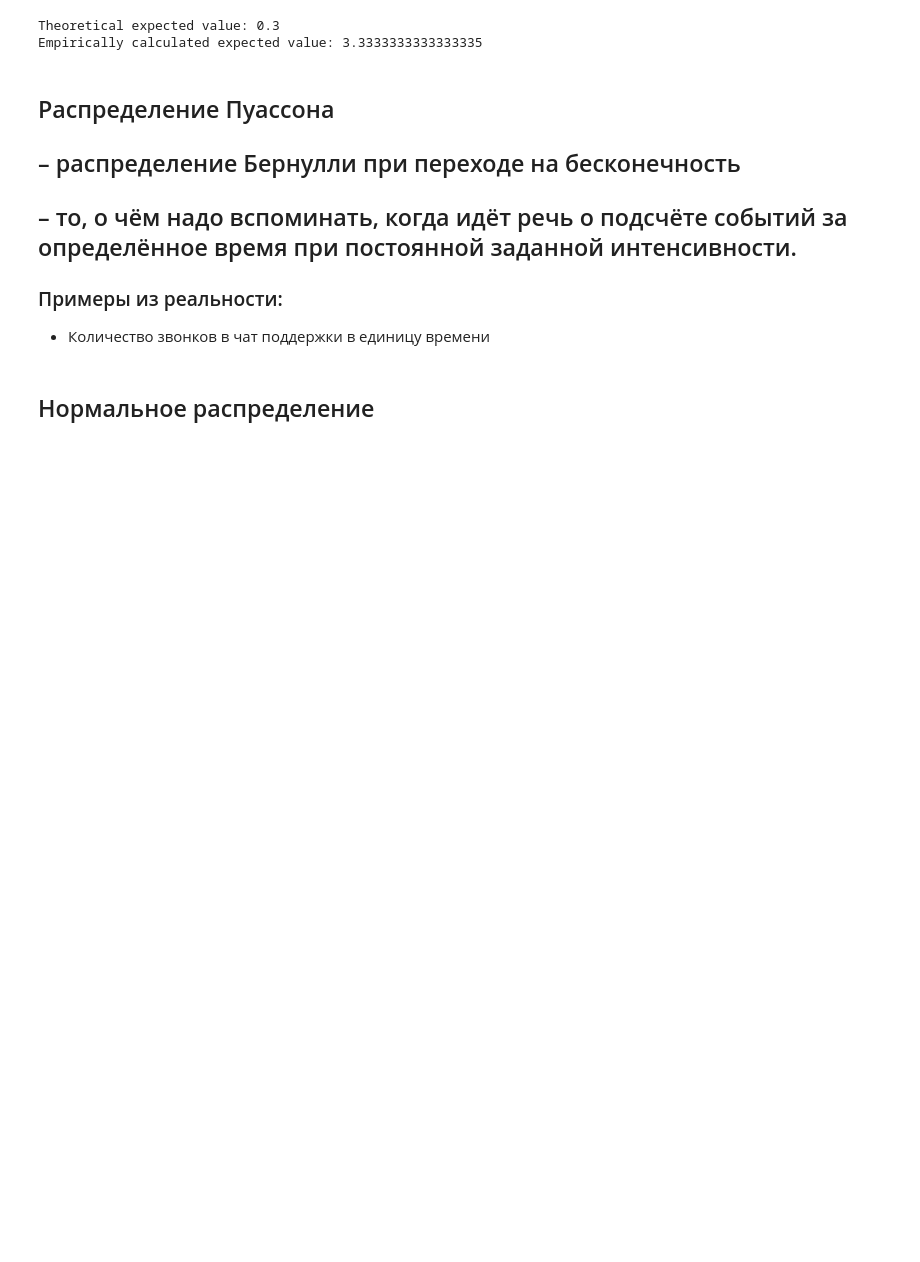
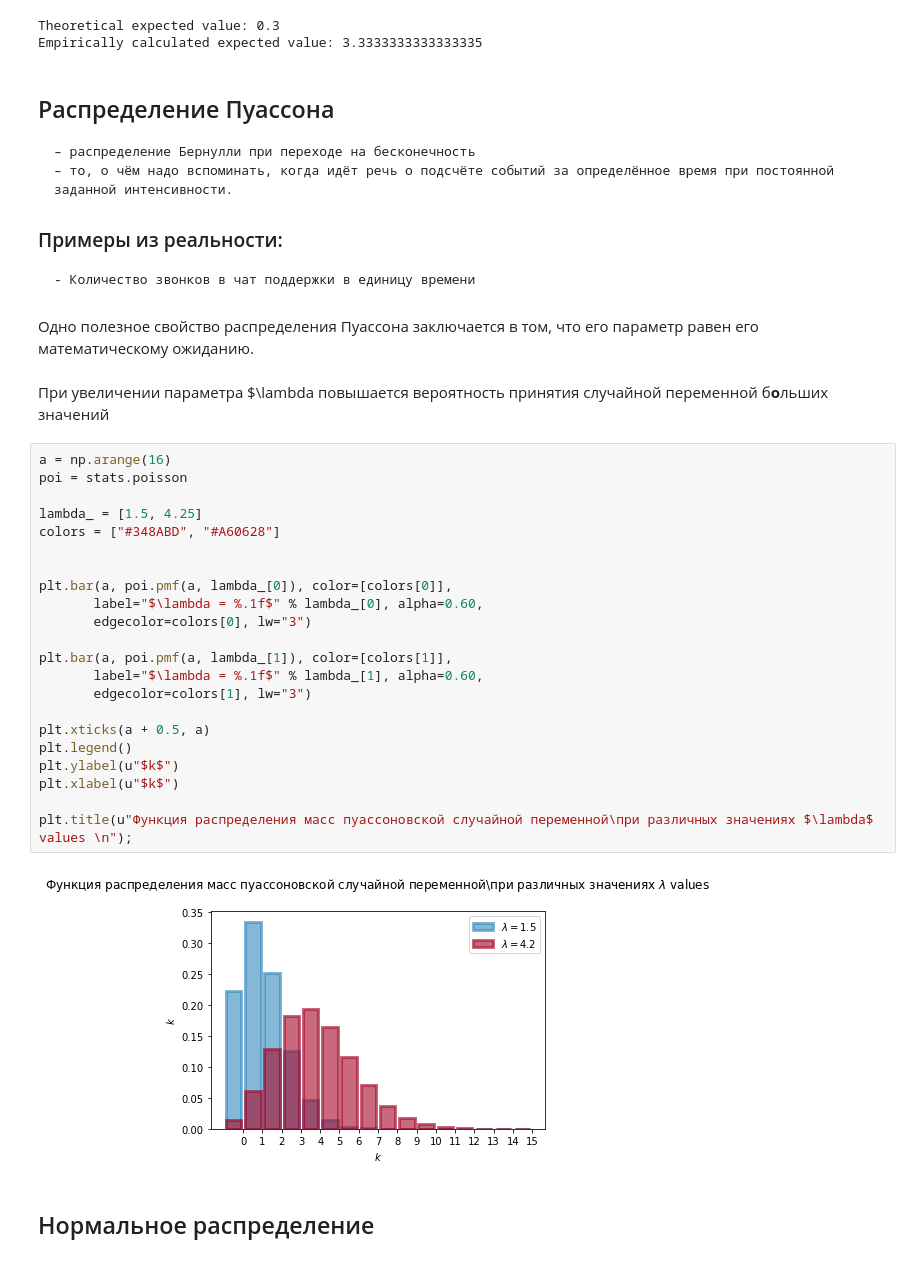
Before and after one commit to Saxsafon/Statistics, a Jupyter notebook: Distributions.ipynb, the cells around one changed output. Cells and saved outputs as stored; diff of their text form; blank space fills up the shorter version.

```diff
--- a/Distributions.ipynb
+++ b/Distributions.ipynb
@@ -235,12 +243,39 @@ Theoretical expected value: 0.3
 Empirically calculated expected value: 3.3333333333333335
 # %% [markdown]
 ## Распределение Пуассона
-
-## – распределение Бернулли при переходе на бесконечность
-## – то, о чём надо вспоминать, когда идёт речь о подсчёте событий за определённое время при постоянной заданной интенсивности.
+    – распределение Бернулли при переходе на бесконечность
+    – то, о чём надо вспоминать, когда идёт речь о подсчёте событий за определённое время при постоянной заданной интенсивности.
 
 ### Примеры из реальности:
-- Количество звонков в чат поддержки в единицу времени
+    - Количество звонков в чат поддержки в единицу времени
+# %% [markdown]
+Одно полезное свойство распределения Пуассона заключается в том, что его параметр равен его математическому ожиданию.
+# %% [markdown]
+При увеличении параметра $\lambda повышается вероятность принятия случайной переменной б**о**льших значений
+# %%
+a = np.arange(16)
+poi = stats.poisson
+
+lambda_ = [1.5, 4.25]
+colors = ["#348ABD", "#A60628"]
+
+
+plt.bar(a, poi.pmf(a, lambda_[0]), color=[colors[0]],
+       label="$\lambda = %.1f$" % lambda_[0], alpha=0.60,
+       edgecolor=colors[0], lw="3")
+
+plt.bar(a, poi.pmf(a, lambda_[1]), color=[colors[1]],
+       label="$\lambda = %.1f$" % lambda_[1], alpha=0.60,
+       edgecolor=colors[1], lw="3")
+
+plt.xticks(a + 0.5, a)
+plt.legend()
+plt.ylabel(u"$k$")
+plt.xlabel(u"$k$")
+
+plt.title(u"Функция распределения масс пуассоновской случайной переменной\при различных значениях $\lambda$ values \n");
+# %% [output]
+[figure, added]
 # %% [markdown]
 ## Нормальное распределение
 # %%
```
Also changed, not shown: parts of 14 cells of this notebook, 1 other file.
